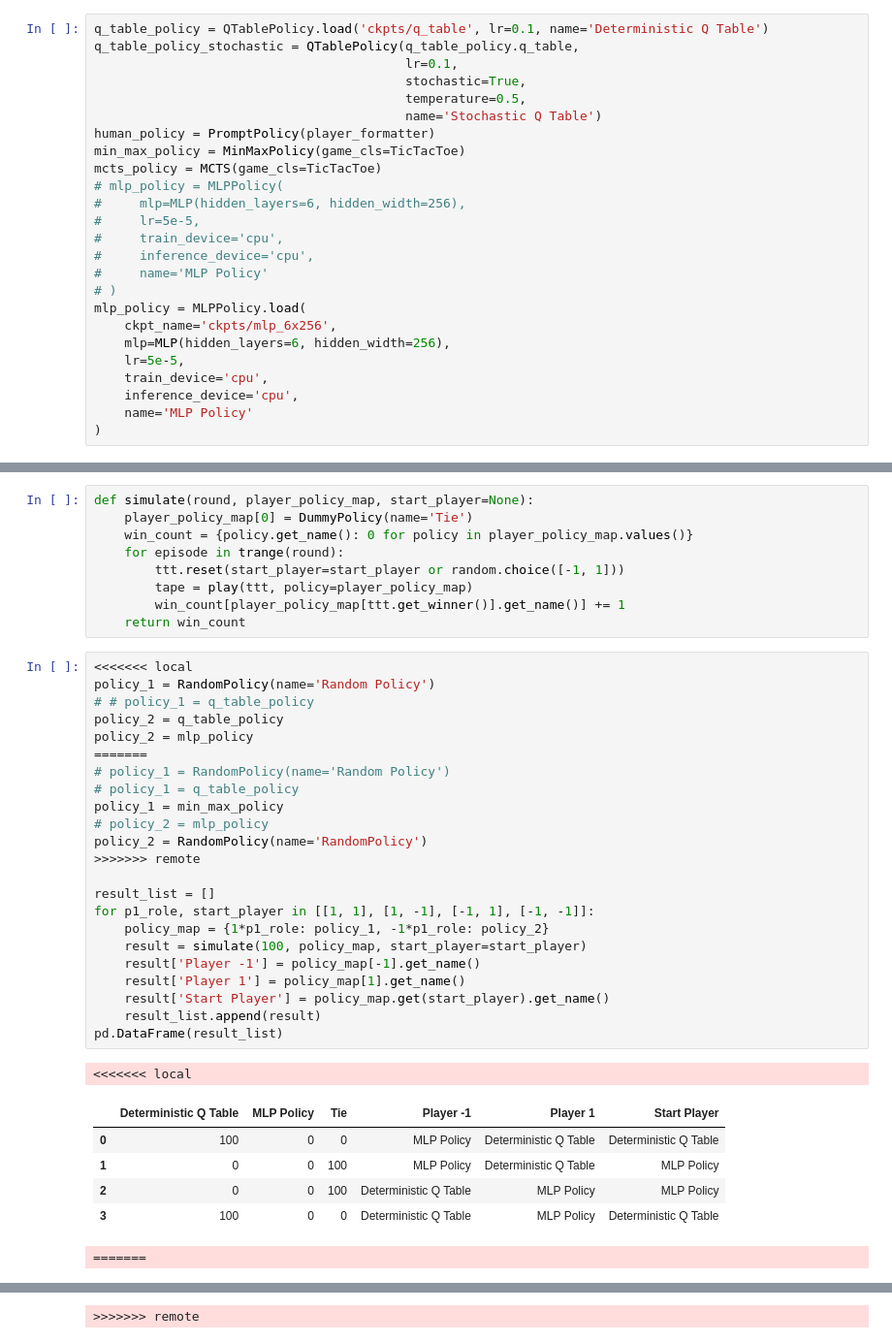
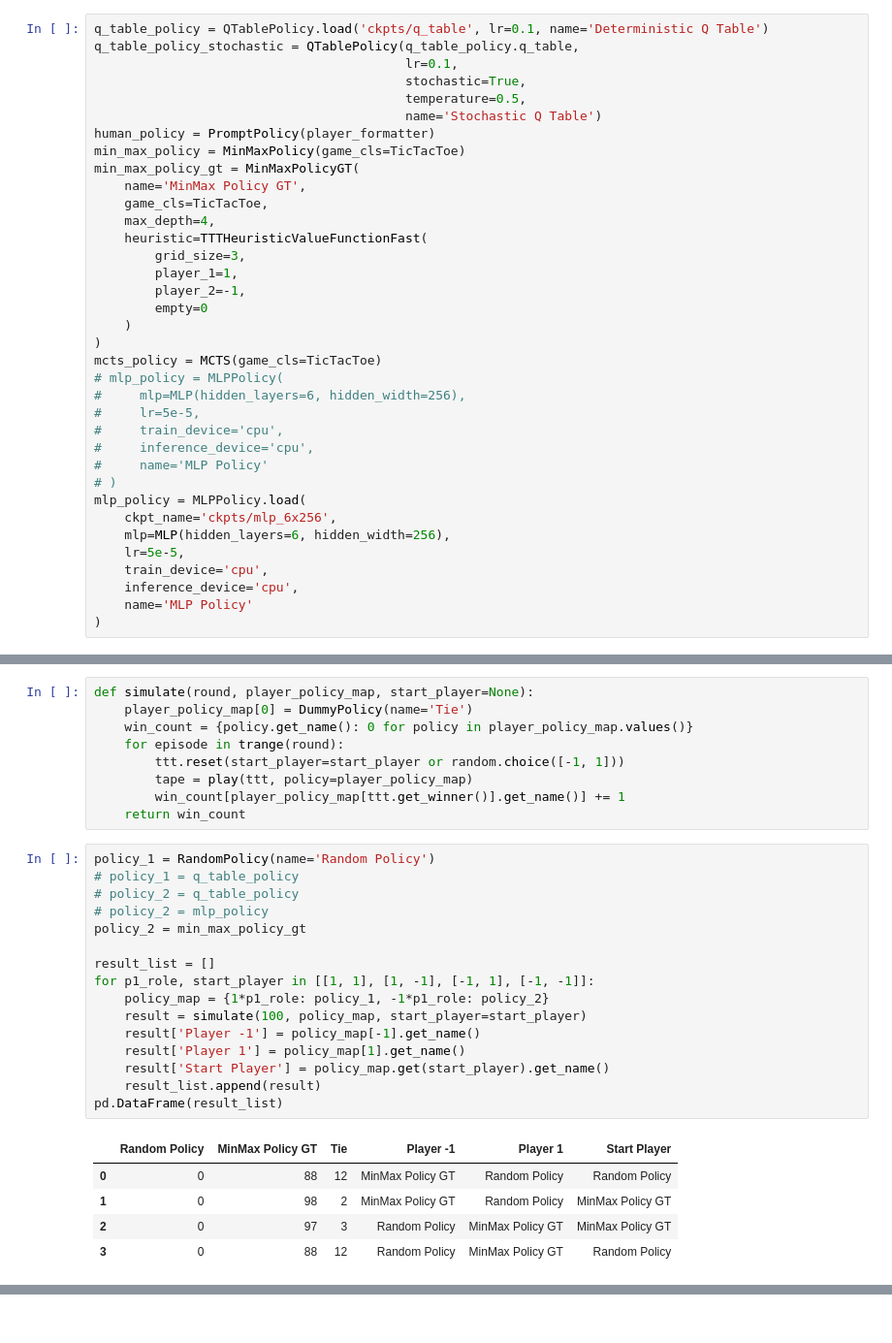
Before and after one commit to shibo1234/gomoku, a Jupyter notebook: RL Training.ipynb, the cells around one changed output, grey strips where cells are left out. Shown at 97% size. Drawn from its saved outputs; the diff is of its cells as text.

```diff
--- a/RL Training.ipynb
+++ b/RL Training.ipynb
@@ -52,6 +50,17 @@ q_table_policy_stochastic = QTablePolicy(q_table_policy.q_table,
                                          name='Stochastic Q Table')
 human_policy = PromptPolicy(player_formatter)
 min_max_policy = MinMaxPolicy(game_cls=TicTacToe)
+min_max_policy_gt = MinMaxPolicyGT(
+    name='MinMax Policy GT',
+    game_cls=TicTacToe,
+    max_depth=4,
+    heuristic=TTTHeuristicValueFunctionFast(
+        grid_size=3,
+        player_1=1,
+        player_2=-1,
+        empty=0
+    )
+)
 mcts_policy = MCTS(game_cls=TicTacToe)
 # mlp_policy = MLPPolicy(
 #     mlp=MLP(hidden_layers=6, hidden_width=256),
@@ -254,33 +232,24 @@ def simulate(round, player_policy_map, start_player=None):
         win_count[player_policy_map[ttt.get_winner()].get_name()] += 1
     return win_count
 # %%
-<<<<<<< local
 policy_1 = RandomPolicy(name='Random Policy')
-# # policy_1 = q_table_policy
-policy_2 = q_table_policy
-policy_2 = mlp_policy
-=======
-# policy_1 = RandomPolicy(name='Random Policy')
 # policy_1 = q_table_policy
-policy_1 = min_max_policy
+# policy_2 = q_table_policy
 # policy_2 = mlp_policy
-policy_2 = RandomPolicy(name='RandomPolicy')
->>>>>>> remote
+policy_2 = min_max_policy_gt
 
 result_list = []
 for p1_role, start_player in [[1, 1], [1, -1], [-1, 1], [-1, -1]]:
     policy_map = {1*p1_role: policy_1, -1*p1_role: policy_2}
     result = simulate(100, policy_map, start_player=start_player)
     result['Player -1'] = policy_map[-1].get_name()
     result['Player 1'] = policy_map[1].get_name()
     result['Start Player'] = policy_map.get(start_player).get_name()
     result_list.append(result)
 pd.DataFrame(result_list)
 # %% [output]
-<<<<<<< local
-|  | Deterministic Q Table | MLP Policy | Tie | Player -1 | Player 1 | Start Player |
-| 0 | 100 | 0 | 0 | MLP Policy | Deterministic Q Table | Deterministic Q Table |
-| 1 | 0 | 0 | 100 | MLP Policy | Deterministic Q Table | MLP Policy |
-| 2 | 0 | 0 | 100 | Deterministic Q Table | MLP Policy | MLP Policy |
-| 3 | 100 | 0 | 0 | Deterministic Q Table | MLP Policy | Deterministic Q Table |
+|  | Random Policy | MinMax Policy GT | Tie | Player -1 | Player 1 | Start Player |
+| 0 | 0 | 88 | 12 | MinMax Policy GT | Random Policy | Random Policy |
+| 1 | 0 | 98 | 2 | MinMax Policy GT | Random Policy | MinMax Policy GT |
+| 2 | 0 | 97 | 3 | Random Policy | MinMax Policy GT | MinMax Policy GT |
+| 3 | 0 | 88 | 12 | Random Policy | MinMax Policy GT | Random Policy |
-=======
@@ -292 +255,0 @@ pd.DataFrame(result_list)
->>>>>>> remote
```
Also changed, not shown: parts of 4 cells of this notebook, 1 other file.
